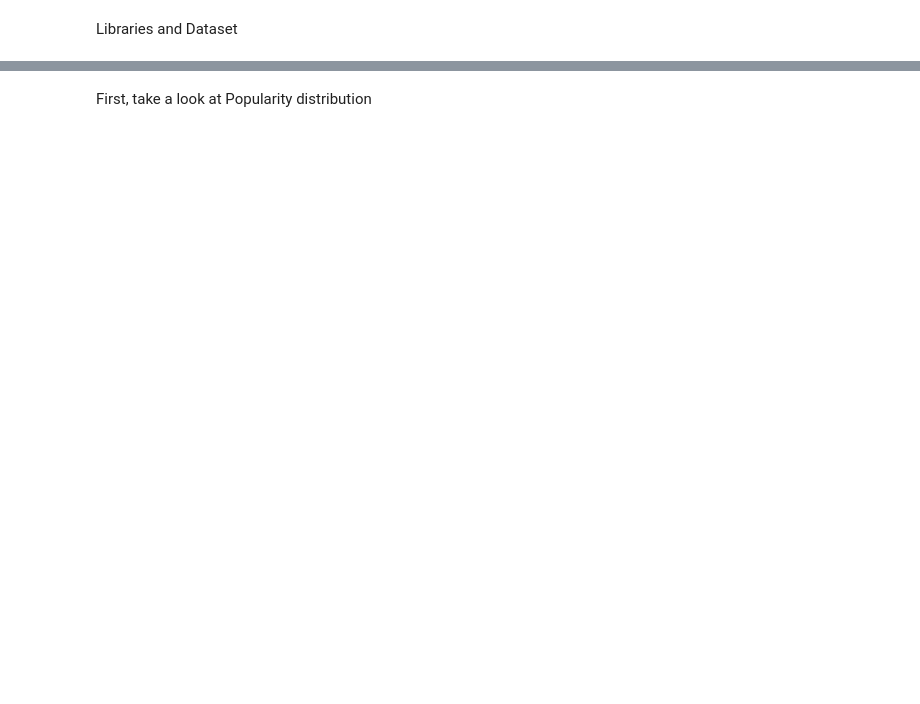
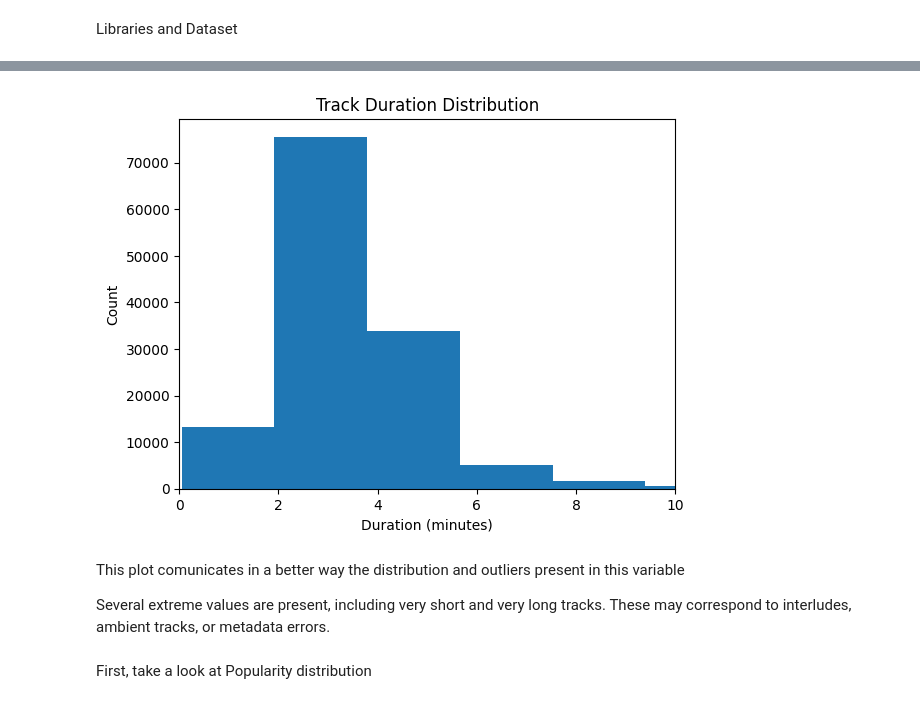
Before and after one commit to Miguel-sierra89/DS, a Jupyter notebook: DS_P1_Spotify/notebooks/eda.ipynb, the cells around one changed output, grey strips where cells are left out. Cells and saved outputs as stored; diff of their text form; code cells hidden in the pictures; blank space fills up the shorter version.

```diff
--- a/DS_P1_Spotify/notebooks/eda.ipynb
+++ b/DS_P1_Spotify/notebooks/eda.ipynb
@@ -68,2 +194,18 @@ memory usage: 16.9+ MB
+# %%
+df['duration_min'] = df['duration_ms'] / 60000
+plt.figure()
+plt.hist(df['duration_min'], bins=50)
+plt.xlabel("Duration (minutes)")
+plt.ylabel("Count")
+plt.title("Track Duration Distribution")
+plt.xlim(0, 10)
+plt.show()
+# %% [output]
+[figure, added]
+# %% [markdown]
+This plot comunicates in a better way the distribution and outliers present in this variable
+
+Several extreme values are present, including very short and very long tracks.
+These may correspond to interludes, ambient tracks, or metadata errors.
 # %% [markdown]
 First, take a look at Popularity distribution
```
Also changed, not shown: parts of 28 cells of this notebook.
